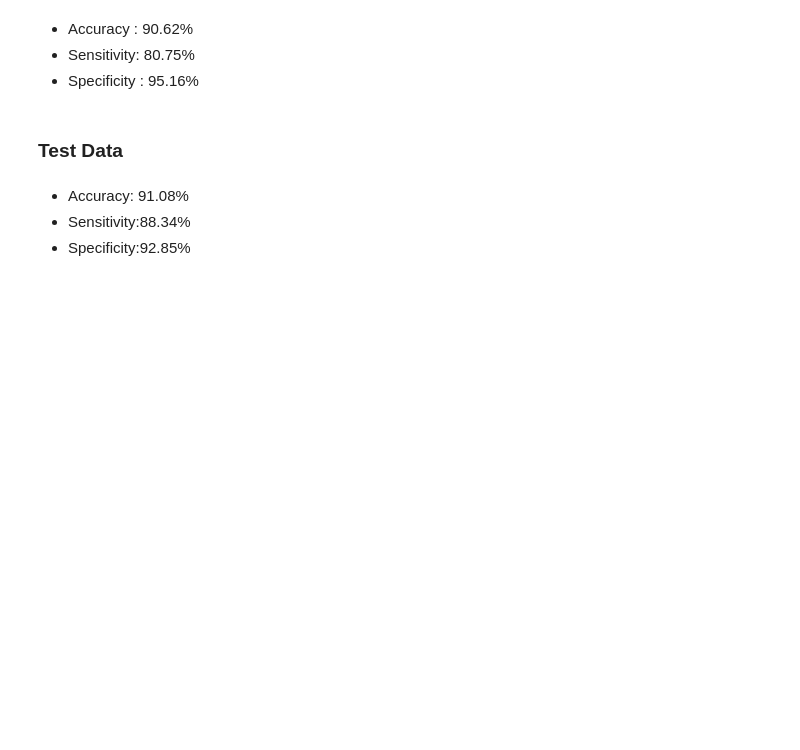
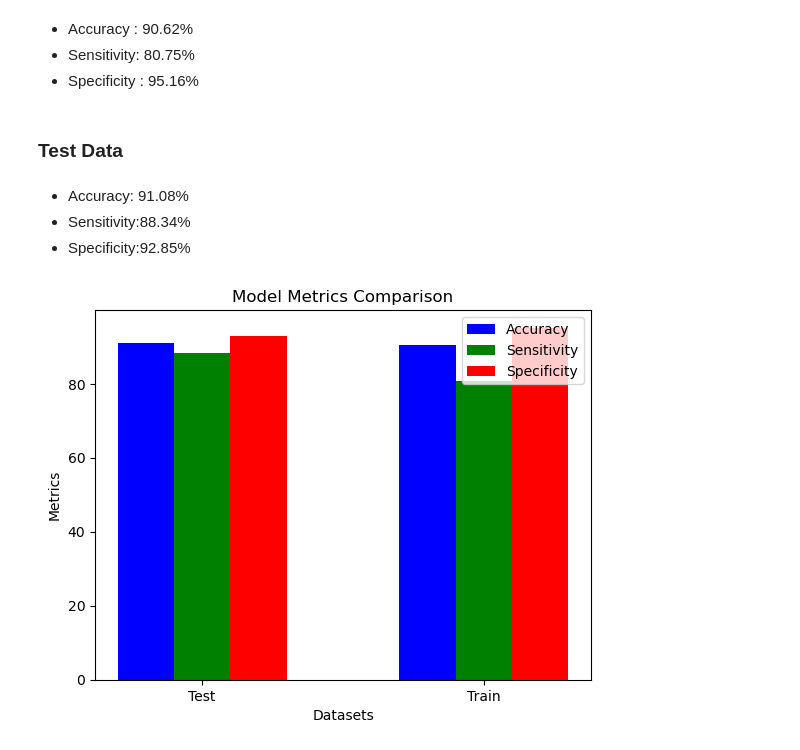
Before and after one commit to Debanik23/Logistic_Regression-Case-Study--Lead-Scoring, a Jupyter notebook: Lead Scoring - Logistic Regression Case Study.ipynb, the cells around one changed output. Drawn from its saved outputs; the diff is of its cells as text; code cells hidden in the pictures; blank space fills up the shorter version.

```diff
--- a/Lead Scoring - Logistic Regression Case Study.ipynb
+++ b/Lead Scoring - Logistic Regression Case Study.ipynb
@@ -1270,3 +1270,34 @@ After running the model on the Test Data these are the figures we obtain:
 - Accuracy: 91.08%
 - Sensitivity:88.34%
 - Specificity:92.85%
+# %%
+# Data
+datasets = ['Test', 'Train']
+accuracy = [91.08, 90.62]
+sensitivity = [88.34, 80.75]
+specificity = [92.85, 95.16]
+
+# Bar width
+width = 0.2
+x = range(len(datasets))
+
+# Create subplots
+fig, ax = plt.subplots()
+
+# Create bars
+bar1 = ax.bar(x, accuracy, width, label='Accuracy', color='b')
+bar2 = ax.bar([i + width for i in x], sensitivity, width, label='Sensitivity', color='g')
+bar3 = ax.bar([i + width * 2 for i in x], specificity, width, label='Specificity', color='r')
+
+# Set axis labels and title
+ax.set_xlabel('Datasets')
+ax.set_ylabel('Metrics')
+ax.set_title('Model Metrics Comparison')
+ax.set_xticks([i + width for i in x])
+ax.set_xticklabels(datasets)
+ax.legend()
+
+# Show the plot
+plt.show()
+# %% [output]
+[figure, added]
```
Also changed, not shown: parts of 4 cells of this notebook, 3 other files.
